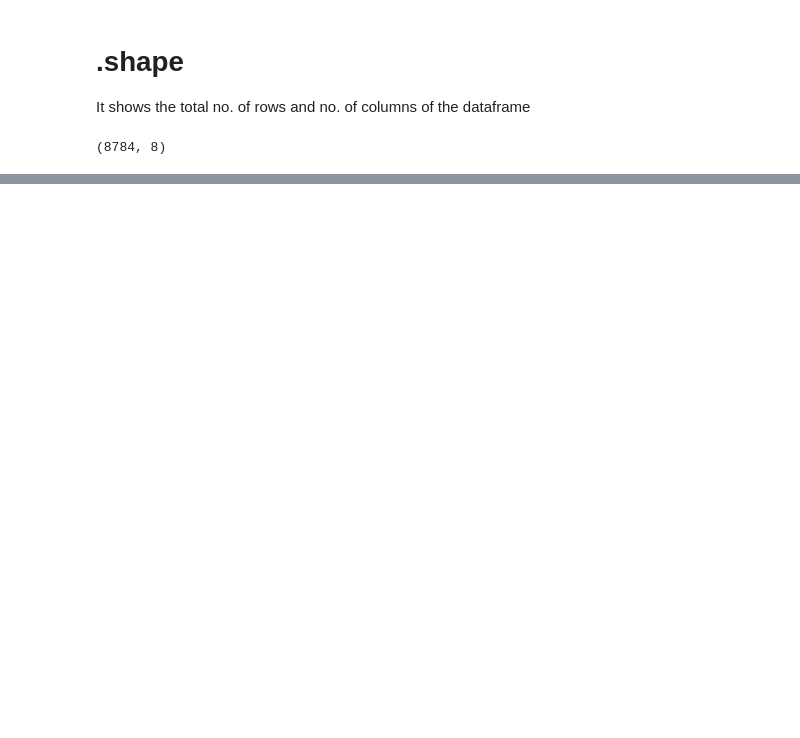
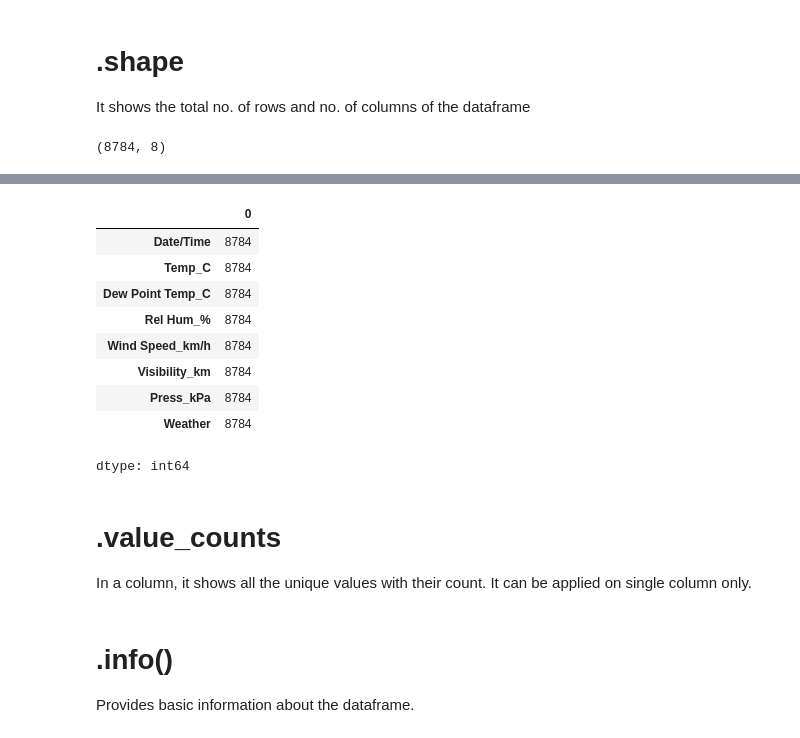
Before and after one commit to dadavidson/Data-Science-Projects, a Jupyter notebook: Project-1-Weather-Data-Analysis/Weather_Data_Analysis_with_Python.ipynb, the cells around one changed output, grey strips where cells are left out. Drawn from its saved outputs; the diff is of its cells as text; code cells hidden in the pictures; blank space fills up the shorter version.

```diff
--- a/Project-1-Weather-Data-Analysis/Weather_Data_Analysis_with_Python.ipynb
+++ b/Project-1-Weather-Data-Analysis/Weather_Data_Analysis_with_Python.ipynb
@@ -54,0 +123,16 @@ df.shape
+# %%
+df.count()
+# %% [output]
+|  | 0 |
+| Date/Time | 8784 |
+| Temp_C | 8784 |
+| Dew Point Temp_C | 8784 |
+| Rel Hum_% | 8784 |
+| Wind Speed_km/h | 8784 |
+| Visibility_km | 8784 |
+| Press_kPa | 8784 |
+| Weather | 8784 |
+dtype: int64
+# %% [markdown]
+# .value_counts
+In a column, it shows all the unique values with their count. It can be applied on single column only.
@@ -54,0 +141,3 @@ df.shape
+# %% [markdown]
+# .info()
+Provides basic information about the dataframe.
```
Also changed, not shown: parts of 16 cells of this notebook.
